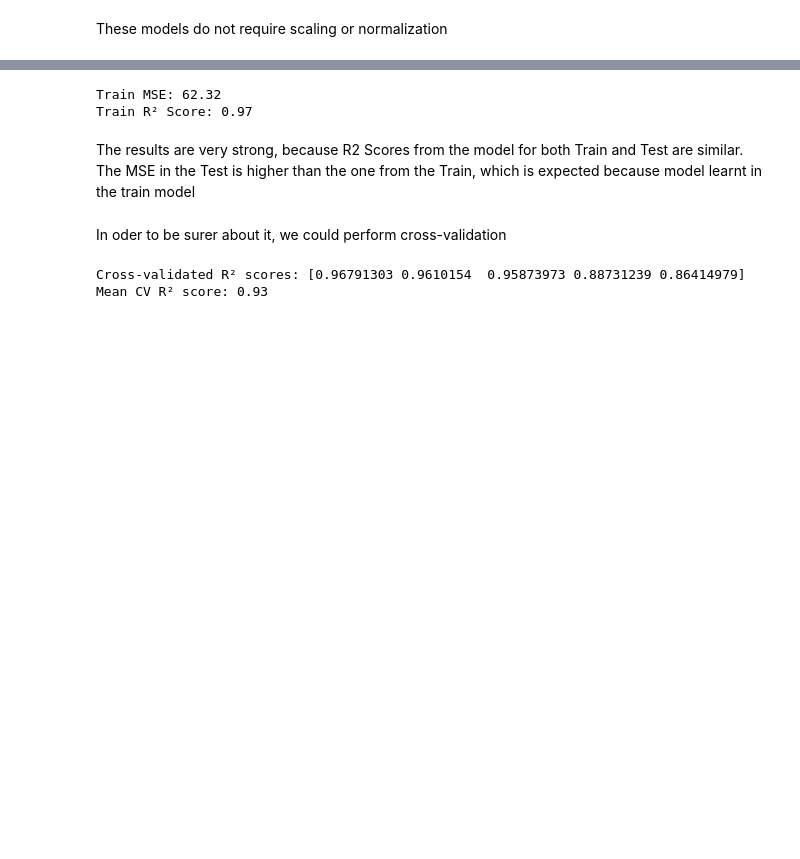
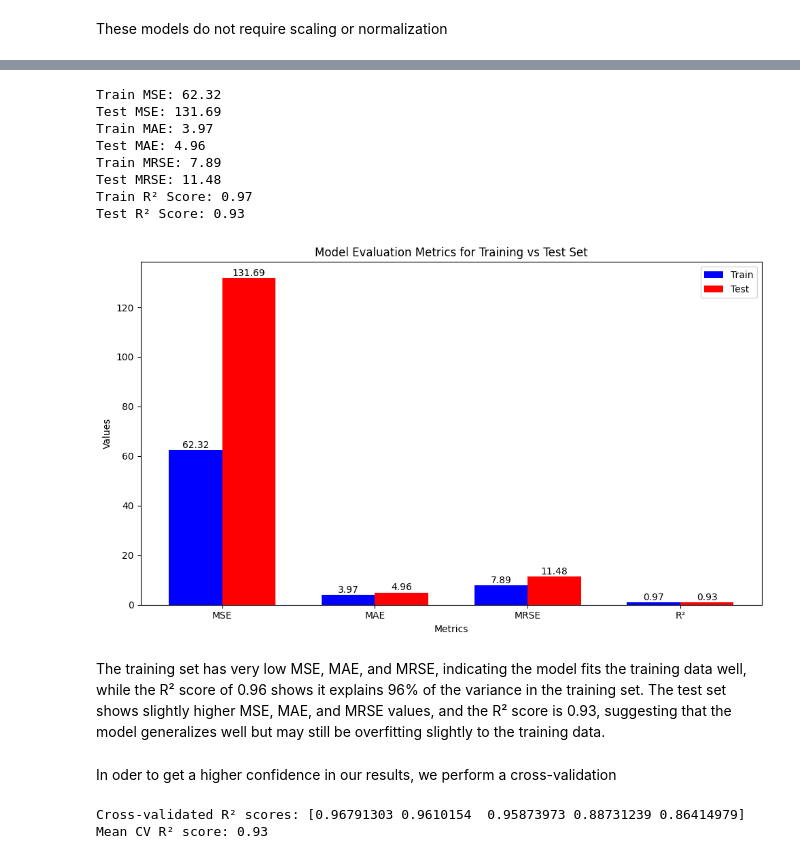
Before and after one commit to Tavocado-S/CO2_Prediction, a Jupyter notebook: notebooks/Model.ipynb, the cells around one changed output, grey strips where cells are left out. Cells and saved outputs as stored; diff of their text form; code cells hidden in the pictures; blank space fills up the shorter version.

```diff
--- a/notebooks/Model.ipynb
+++ b/notebooks/Model.ipynb
@@ -165,20 +201,76 @@ But are we overfitting?
 
 To be sure we have to evaluate the MSE and R2 Score and compare it with the test.
 # %%
+# 1. Predictions for Training and Test Set
 y_train_pred = rf_model.predict(X_train)
+y_test_pred = rf_model.predict(X_test)
+
+# 2. Calculate MSE, MAE, MRSE, and R² for Training and Test Set
 train_mse = mean_squared_error(y_train, y_train_pred)
+test_mse = mean_squared_error(y_test, y_test_pred)
+
+train_mae = mean_absolute_error(y_train, y_train_pred)
+test_mae = mean_absolute_error(y_test, y_test_pred)
+
+train_mrse = np.sqrt(train_mse)
+test_mrse = np.sqrt(test_mse)
+
 train_r2 = r2_score(y_train, y_train_pred)
+test_r2 = r2_score(y_test, y_test_pred)
 
+# 3. Print Evaluation Metrics
 print(f"Train MSE: {train_mse:.2f}")
+print(f"Test MSE: {test_mse:.2f}")
+print(f"Train MAE: {train_mae:.2f}")
+print(f"Test MAE: {test_mae:.2f}")
+print(f"Train MRSE: {train_mrse:.2f}")
+print(f"Test MRSE: {test_mrse:.2f}")
 print(f"Train R² Score: {train_r2:.2f}")
+print(f"Test R² Score: {test_r2:.2f}")
+
+# 4. Create a graph to compare metrics for Training vs Test set
+metrics = ['MSE', 'MAE', 'MRSE', 'R²']
+train_values = [train_mse, train_mae, train_mrse, train_r2]
+test_values = [test_mse, test_mae, test_mrse, test_r2]
+
+# Create the bar chart
+bar_width = 0.35
+index = np.arange(len(metrics))
+
+plt.figure(figsize=(10, 6))
+plt.bar(index, train_values, bar_width, label='Train', color='blue')
+plt.bar(index + bar_width, test_values, bar_width, label='Test', color='red')
+
+# Add labels and title
+plt.xlabel('Metrics')
+plt.ylabel('Values')
+plt.title('Model Evaluation Metrics for Training vs Test Set')
+plt.xticks(index + bar_width / 2, metrics)
+plt.legend()
+
+# Display the values on top of the bars
+for i, value in enumerate(train_values):
+    plt.text(i, value + 0.05, f"{value:.2f}", ha='center', va='bottom')
+for i, value in enumerate(test_values):
+    plt.text(i + bar_width, value + 0.05, f"{value:.2f}", ha='center', va='bottom')
+
+plt.tight_layout()
+plt.show()
 # %% [output]
 Train MSE: 62.32
+Test MSE: 131.69
+Train MAE: 3.97
+Test MAE: 4.96
+Train MRSE: 7.89
+Test MRSE: 11.48
 Train R² Score: 0.97
+Test R² Score: 0.93
+[figure, added]
 # %% [markdown]
-The results are very strong, because R2 Scores from the model for both Train and Test are similar.
-The MSE in the Test is higher than the one from the Train, which is expected because model learnt in the train model
+The training set has very low MSE, MAE, and MRSE, indicating the model fits the training data well, while the R² score of 0.96 shows it explains 96% of the variance in the training set.
+The test set shows slightly higher MSE, MAE, and MRSE values, and the R² score is 0.93, suggesting that the model generalizes well but may still be overfitting slightly to the training data.
 # %% [markdown]
-In oder to be surer about it, we could perform cross-validation
+In oder to get a higher confidence in our results, we perform a cross-validation
 # %%
 from sklearn.model_selection import cross_val_score
 
```
Also changed, not shown: parts of 9 cells of this notebook, 1 other file.
